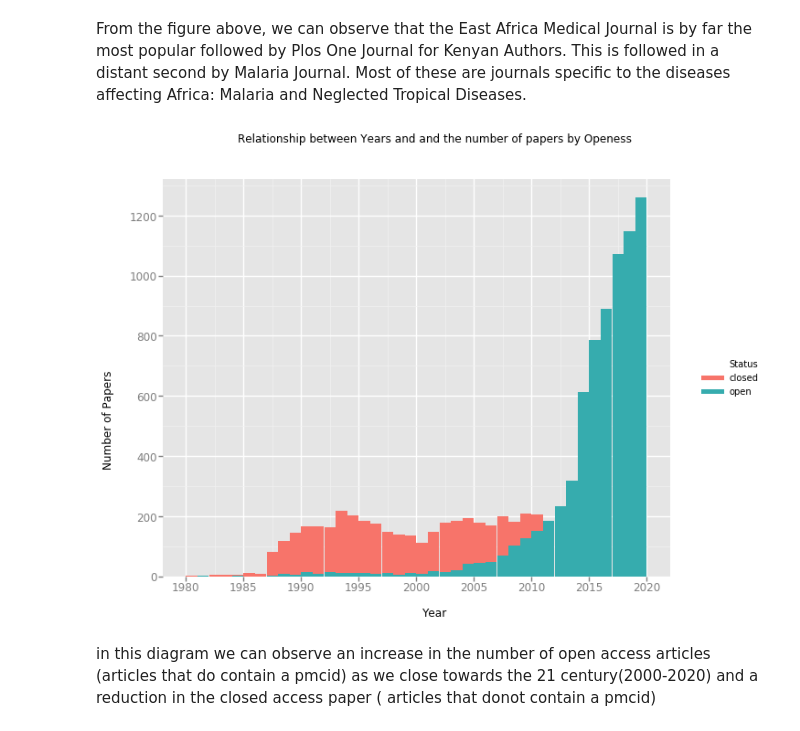
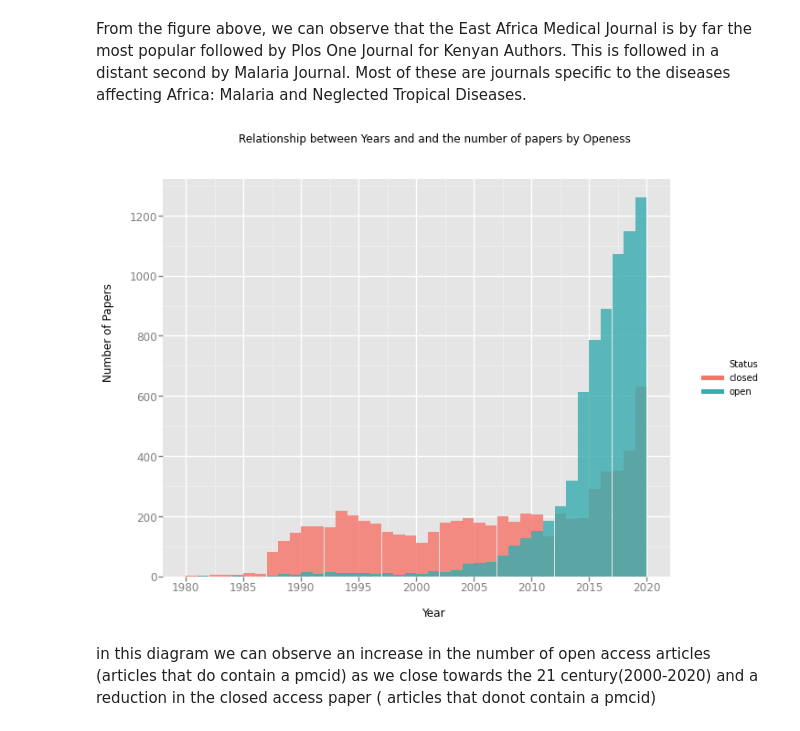
Before and after one commit to BioinfoNet/Data-mining, a Jupyter notebook: reanalysis_2020/notebooks/Data_visulization.ipynb, the cells around one changed output. Cells and saved outputs as stored; diff of their text form; code cells hidden in the pictures.

Commit message:
add alpha

```diff
--- a/reanalysis_2020/notebooks/Data_visulization.ipynb
+++ b/reanalysis_2020/notebooks/Data_visulization.ipynb
@@ -80,16 +82,16 @@ From the figure above, we can observe that the East Africa Medical Journal is by
 # %%
 #P=ggplot(data, aes(x='Year', fill='Status')) +geom_histogram(binwidth=1) + \
 #ggtitle("Relationship between Years and the number of papers by Openess") + xlab("Year") + ylab("Number of Papers")
 #P
 #P.save('plot1.png')
 p=ggplot(data, aes(x='Year', fill='Status')) +\
-    geom_histogram(binwidth=1) + \
+    geom_histogram(binwidth=1, alpha = 0.8) + \
 ggtitle("Relationship between Years and and the number of papers by Openess") \
 + xlab("Year") + ylab("Number of Papers")
 
 p.save('../plots/statusOpennessYear_Kenya.png')
 # %% [output]
-[figure, old version]
+[figure, new version]
 # %% [markdown]
 in this diagram we can observe an increase in the number of open access articles (articles that do contain a pmcid)  as we close towards the 21 century(2000-2020) and a reduction in the closed access paper ( articles that donot contain a pmcid)
 # %%
```
Also changed, not shown: parts of 3 cells of this notebook, 6 other files.
